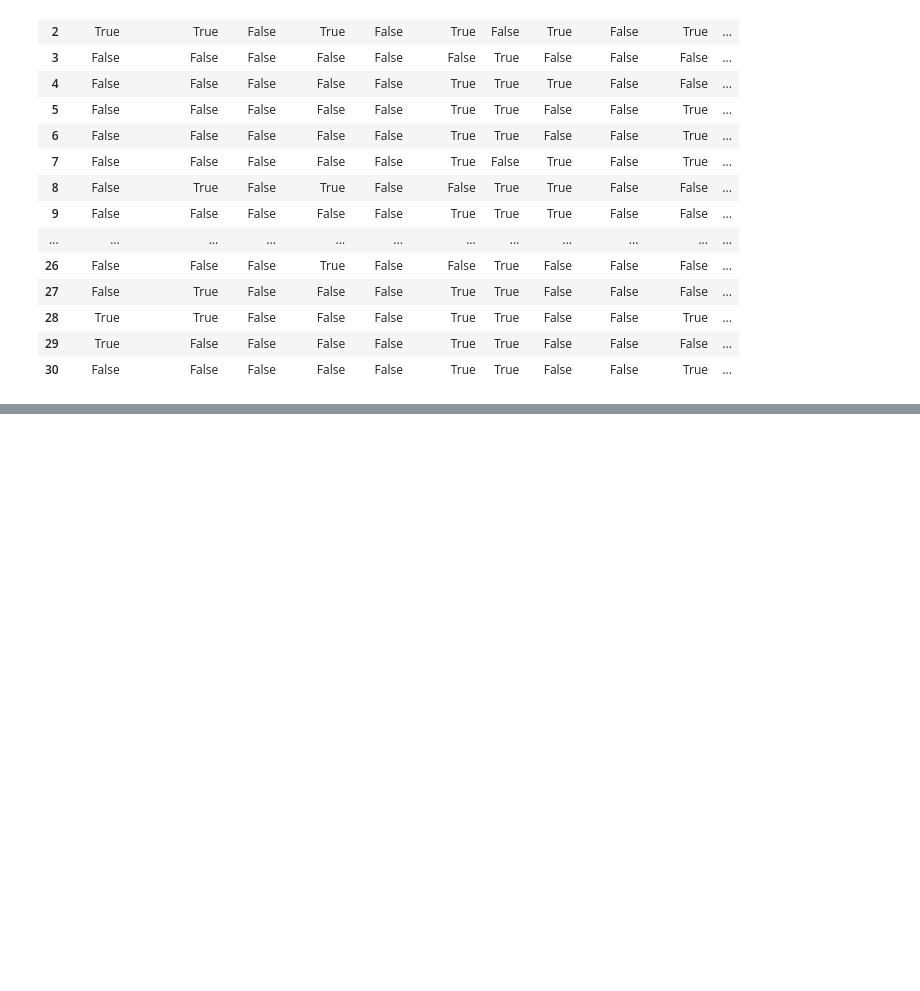
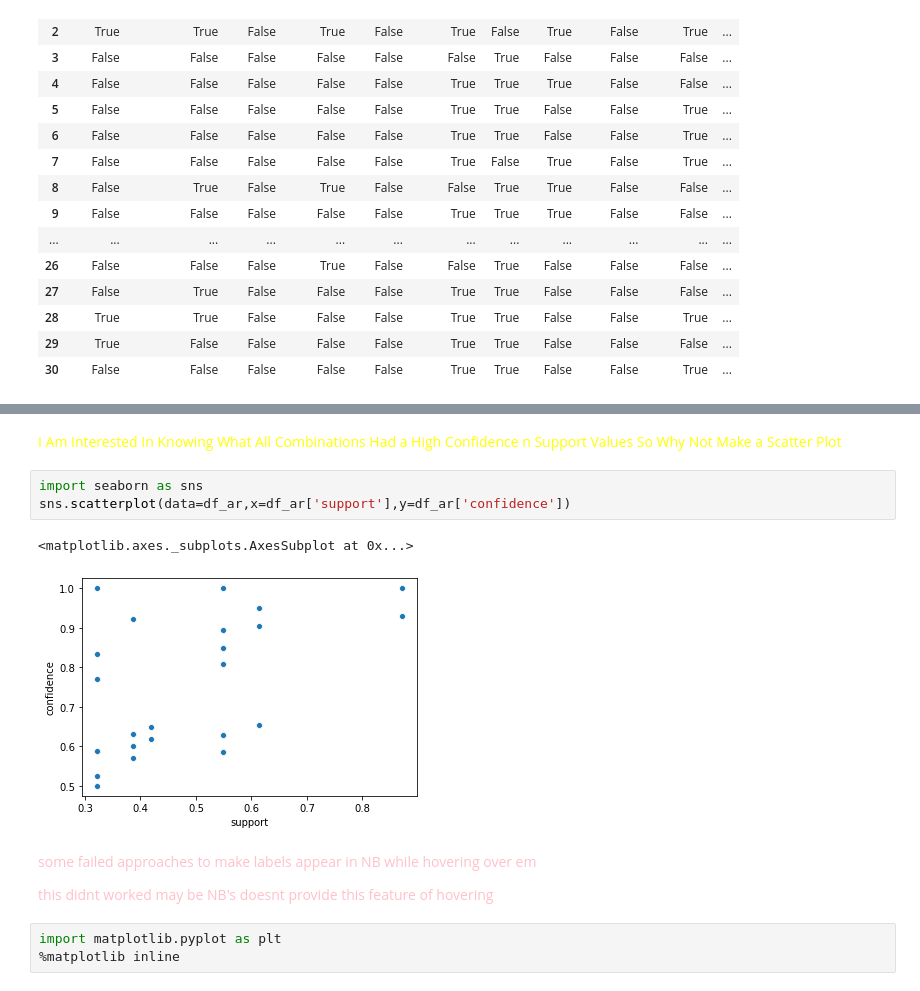
Before and after one commit to shyamgupta196/learning-process-experiments, a Jupyter notebook: apriori-algorithm-on-most-used-apps-data.ipynb, the cells around one changed output, grey strips where cells are left out. Saved outputs shown, nothing was run; the diff lists cells and outputs as text; blank space fills up the shorter version.

```diff
--- a/apriori-algorithm-on-most-used-apps-data.ipynb
+++ b/apriori-algorithm-on-most-used-apps-data.ipynb
@@ -194,0 +277,14 @@ df_ar[(df_ar.support > 0.15) & (df_ar.confidence > 0.5)].sort_values("confidence
+# %% [markdown]
+<p style="color:yellow"> I Am Interested In Knowing What All Combinations Had a High Confidence n Support Values So Why Not Make a Scatter Plot</p>
+# %%
+import seaborn as sns
+sns.scatterplot(data=df_ar,x=df_ar['support'],y=df_ar['confidence'])
+# %% [output]
+<matplotlib.axes._subplots.AxesSubplot at 0x...>
+[figure, added]
+# %% [markdown]
+<p style='color:pink'> some failed approaches to make labels appear in NB while hovering over em</p>
+<p style='color:pink'> this didnt worked may be NB's doesnt provide this feature of hovering </p>
+# %%
+import matplotlib.pyplot as plt
+%matplotlib inline
```
Also changed, not shown: parts of 28 cells of this notebook.
